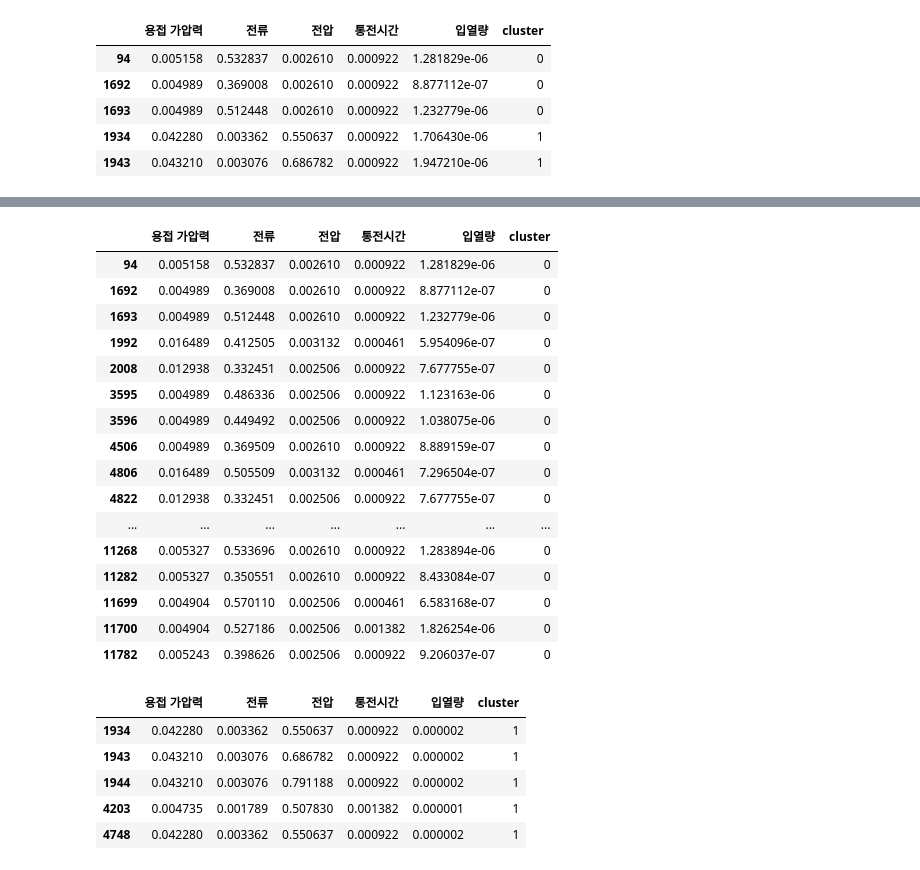
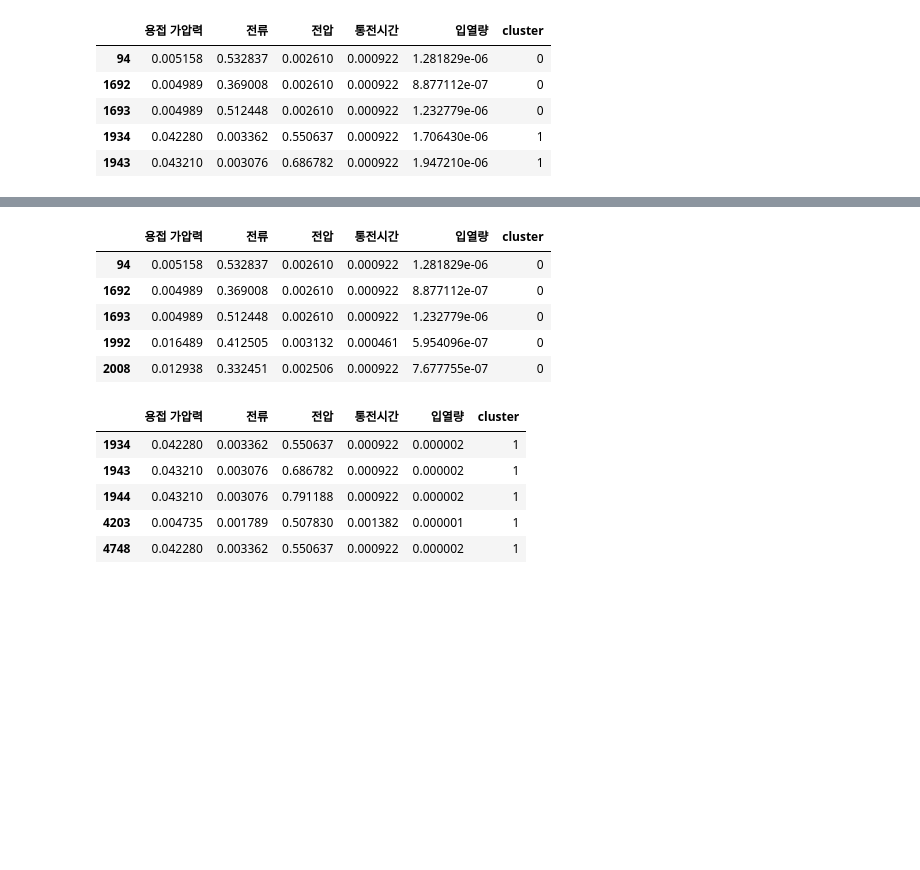
Before and after one commit to Jon-Irenicus/kamp_ai_competition, a Jupyter notebook: isolatoin_forest.ipynb, the cells around one changed output, grey strips where cells are left out. Saved outputs shown, nothing was run; the diff lists cells and outputs as text; code cells hidden in the pictures; blank space fills up the shorter version.

Commit message:
check anomaly

```diff
--- a/isolatoin_forest.ipynb
+++ b/isolatoin_forest.ipynb
@@ -88,25 +88,14 @@ anomaly1 = X.loc[X['cluster'] == 0, :]
 anomaly2 = X.loc[X['cluster'] == 1, :]
 anomaly3 = X.loc[X['cluster'] == 2, :]
 # %%
-anomaly1.head(30)
+anomaly1.head()
 # %% [output]
 |  | 용접 가압력 | 전류 | 전압 | 통전시간 | 입열량 | cluster |
 | 94 | 0.005158 | 0.532837 | 0.002610 | 0.000922 | 1.281829e-06 | 0 |
 | 1692 | 0.004989 | 0.369008 | 0.002610 | 0.000922 | 8.877112e-07 | 0 |
 | 1693 | 0.004989 | 0.512448 | 0.002610 | 0.000922 | 1.232779e-06 | 0 |
 | 1992 | 0.016489 | 0.412505 | 0.003132 | 0.000461 | 5.954096e-07 | 0 |
 | 2008 | 0.012938 | 0.332451 | 0.002506 | 0.000922 | 7.677755e-07 | 0 |
-| 3595 | 0.004989 | 0.486336 | 0.002506 | 0.000922 | 1.123163e-06 | 0 |
-| 3596 | 0.004989 | 0.449492 | 0.002506 | 0.000922 | 1.038075e-06 | 0 |
-| 4506 | 0.004989 | 0.369509 | 0.002610 | 0.000922 | 8.889159e-07 | 0 |
-| 4806 | 0.016489 | 0.505509 | 0.003132 | 0.000461 | 7.296504e-07 | 0 |
-| 4822 | 0.012938 | 0.332451 | 0.002506 | 0.000922 | 7.677755e-07 | 0 |
-| ... | ... | ... | ... | ... | ... | ... |
-| 11268 | 0.005327 | 0.533696 | 0.002610 | 0.000922 | 1.283894e-06 | 0 |
-| 11282 | 0.005327 | 0.350551 | 0.002610 | 0.000922 | 8.433084e-07 | 0 |
-| 11699 | 0.004904 | 0.570110 | 0.002506 | 0.000461 | 6.583168e-07 | 0 |
-| 11700 | 0.004904 | 0.527186 | 0.002506 | 0.001382 | 1.826254e-06 | 0 |
-| 11782 | 0.005243 | 0.398626 | 0.002506 | 0.000922 | 9.206037e-07 | 0 |
 # %%
 anomaly2.head()
 # %% [output]
```
Also changed, not shown: parts of 3 cells of this notebook, 1 other file.
